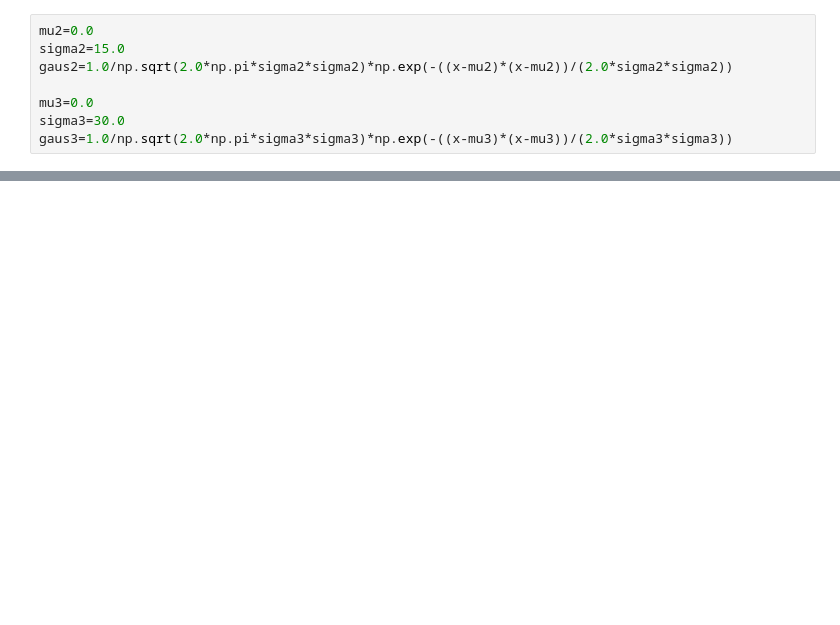
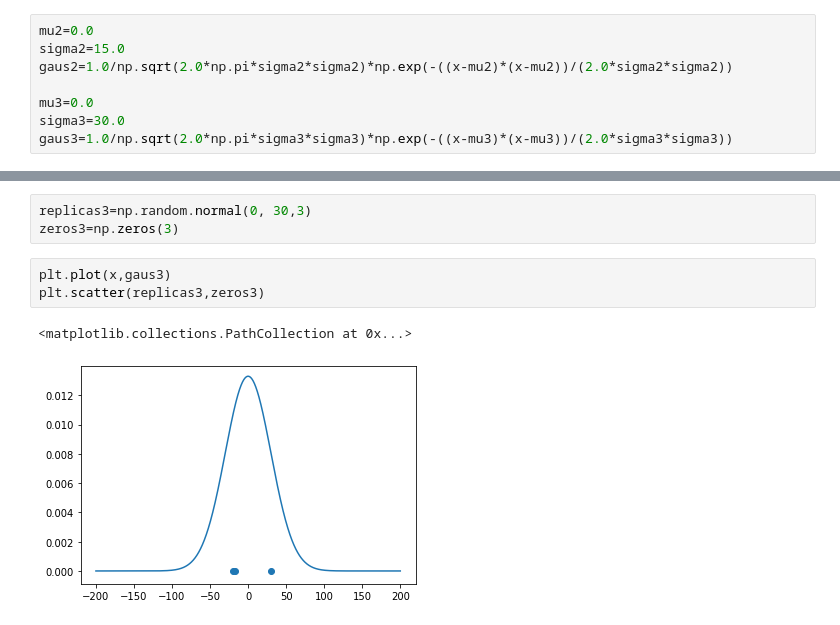
Before and after one commit to VeronicaArias/ClaseMetodos2, a Jupyter notebook: DisExpe.ipynb, the cells around one changed output, grey strips where cells are left out. Saved outputs shown, nothing was run; the diff lists cells and outputs as text; blank space fills up the shorter version.

```diff
--- a/DisExpe.ipynb
+++ b/DisExpe.ipynb
@@ -56,0 +57,9 @@ plt.plot(x,gaus7)
+# %%
+replicas3=np.random.normal(0, 30,3)
+zeros3=np.zeros(3)
+# %%
+plt.plot(x,gaus3)
+plt.scatter(replicas3,zeros3)
+# %% [output]
+<matplotlib.collections.PathCollection at 0x...>
+[figure, added]
```
Also changed, not shown: parts of 8 cells of this notebook.
